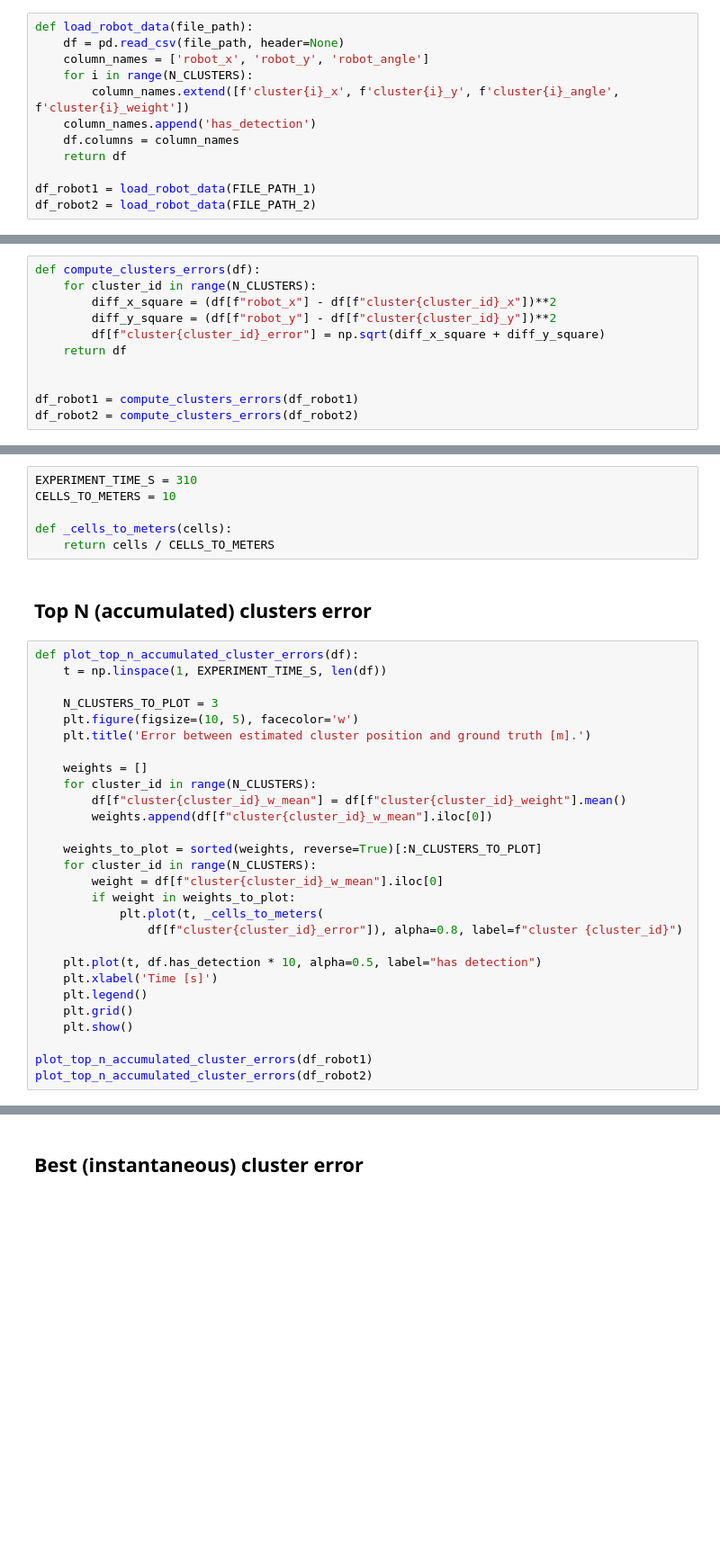
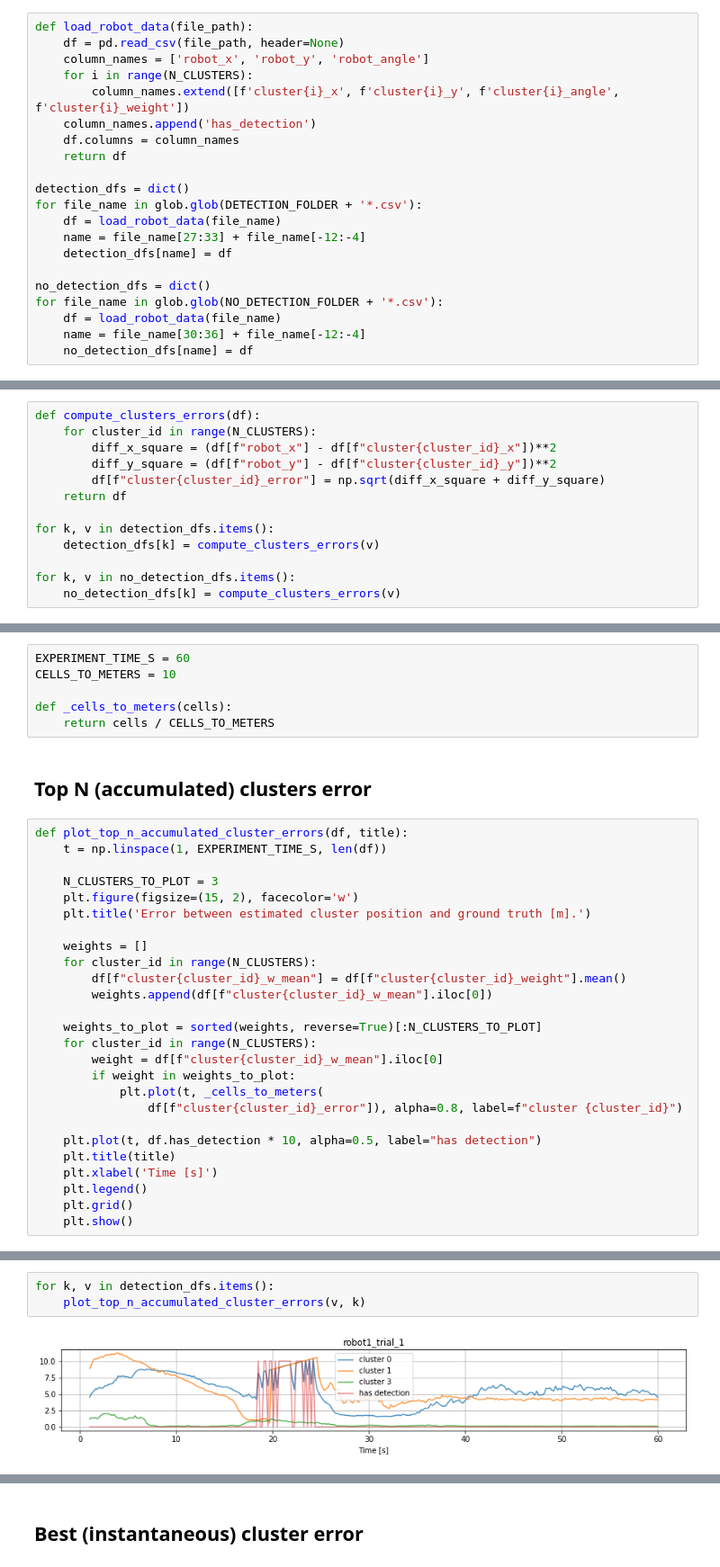
Before and after one commit to leoniloris/Multi-Robot-Localization, a Jupyter notebook: experiments.ipynb, the cells around one changed output, grey strips where cells are left out. Shown at 90% size. Drawn from its saved outputs; the diff is of its cells as text; blank space fills up the shorter version.

Commit message:
Add experiments data and plots.

```diff
--- a/experiments.ipynb
+++ b/experiments.ipynb
@@ -27,8 +28,17 @@ def load_robot_data(file_path):
     df.columns = column_names
     return df
 
-df_robot1 = load_robot_data(FILE_PATH_1)
-df_robot2 = load_robot_data(FILE_PATH_2)
+detection_dfs = dict()
+for file_name in glob.glob(DETECTION_FOLDER + '*.csv'):
+    df = load_robot_data(file_name)
+    name = file_name[27:33] + file_name[-12:-4]
+    detection_dfs[name] = df
+
+no_detection_dfs = dict()
+for file_name in glob.glob(NO_DETECTION_FOLDER + '*.csv'):
+    df = load_robot_data(file_name)
+    name = file_name[30:36] + file_name[-12:-4]
+    no_detection_dfs[name] = df
 # %% [markdown]
 # Clusters error
 # %%
@@ -39,6 +49,8 @@ def compute_clusters_errors(df):
         df[f"cluster{cluster_id}_error"] = np.sqrt(diff_x_square + diff_y_square)
     return df
 
+for k, v in detection_dfs.items():
+    detection_dfs[k] = compute_clusters_errors(v)
 
-df_robot1 = compute_clusters_errors(df_robot1)
-df_robot2 = compute_clusters_errors(df_robot2)
+for k, v in no_detection_dfs.items():
+    no_detection_dfs[k] = compute_clusters_errors(v)
@@ -45,5 +59,5 @@ df_robot2 = compute_clusters_errors(df_robot2)
 # %%
-EXPERIMENT_TIME_S = 310
+EXPERIMENT_TIME_S = 60
 CELLS_TO_METERS = 10
 
 def _cells_to_meters(cells):
@@ -51,11 +65,11 @@ def _cells_to_meters(cells):
 # %% [markdown]
 ## Top N (accumulated) clusters error
 # %%
-def plot_top_n_accumulated_cluster_errors(df):
+def plot_top_n_accumulated_cluster_errors(df, title):
     t = np.linspace(1, EXPERIMENT_TIME_S, len(df))
 
     N_CLUSTERS_TO_PLOT = 3
-    plt.figure(figsize=(10, 5), facecolor='w')
+    plt.figure(figsize=(15, 2), facecolor='w')
     plt.title('Error between estimated cluster position and ground truth [m].')
 
     weights = []
@@ -71,10 +85,8 @@ def plot_top_n_accumulated_cluster_errors(df):
                 df[f"cluster{cluster_id}_error"]), alpha=0.8, label=f"cluster {cluster_id}")
 
     plt.plot(t, df.has_detection * 10, alpha=0.5, label="has detection")
+    plt.title(title)
     plt.xlabel('Time [s]')
     plt.legend()
     plt.grid()
     plt.show()
-
-plot_top_n_accumulated_cluster_errors(df_robot1)
-plot_top_n_accumulated_cluster_errors(df_robot2)
@@ -85,0 +95,5 @@ plot_top_n_accumulated_cluster_errors(df_robot2)
+# %%
+for k, v in detection_dfs.items():
+    plot_top_n_accumulated_cluster_errors(v, k)
+# %% [output]
+[figure, added]
```
Also changed, not shown: parts of 14 cells of this notebook, 20 other files.
